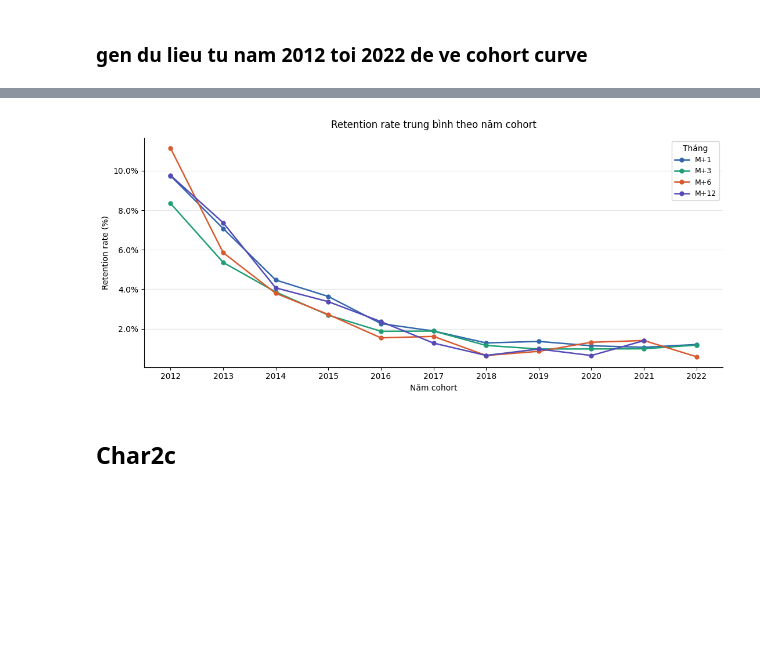
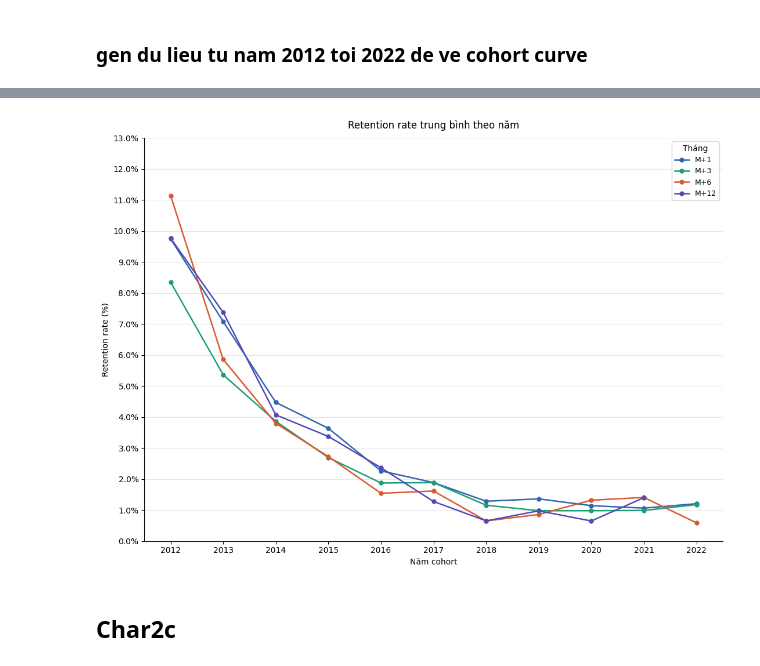
Before and after one commit to MinhCYB/BountyHunter, a Jupyter notebook: notebooks/Story2.ipynb, the cells around one changed output, grey strips where cells are left out. Drawn from its saved outputs; the diff is of its cells as text; code cells hidden in the pictures; blank space fills up the shorter version.

```diff
--- a/notebooks/Story2.ipynb
+++ b/notebooks/Story2.ipynb
@@ -34,7 +35,7 @@ df = order.merge(
 
 # ── Revenue từ order_items ────────────
 order_items['revenue'] = (
-    order_items['unit_price'] * order_items['quantity']
+    order_items['unit_price'] * order_items['quantity'] - order_items["discount_amount"]
 )
 order_rev = order_items.groupby('order_id')['revenue'].sum().reset_index()
 df = df.merge(order_rev, on='order_id', how='left')
@@ -100,7 +101,6 @@ metrics = (
     .merge(retention, on='acquisition_channel')
     .merge(gap,       on='acquisition_channel')
     .merge(ret_rate,  on='acquisition_channel')
-# key     .drop(columns=['total_revenue'])
 )
 metrics = metrics.round(2)
 metrics
@@ -127,3 +115,8 @@ thu nhập trung bình trên đầu người của mỗi kênh tiếp thị
+# %%
+# fix size total revenue
+
+metrics["total_revenue"] =  metrics["total_revenue"] / 1000000000
+metrics
 # %% [markdown]
 ### vẽ hình
 # %%
@@ -511,27 +504,29 @@ pivot_year
 # %%
 trend = pivot_year[['M+1', 'M+3', 'M+6', 'M+12']].copy()
 
-fig, ax = plt.subplots(figsize=(11, 5))
+fig, ax = plt.subplots(figsize=(11, 8))
 colors = ['#3266ad', '#1D9E75', '#D85A30', '#534AB7']
 
 for col, color in zip(trend.columns, colors):
     ax.plot(trend.index, trend[col], marker='o', label=col,
             color=color, linewidth=1.8, markersize=5)
 
-ax.set_title('Retention rate trung bình theo năm cohort',
+ax.set_title('Retention rate trung bình theo năm',
              fontsize=12, fontweight='500', pad=12)
 ax.set_xlabel('Năm cohort', fontsize=10)
 ax.set_ylabel('Retention rate (%)', fontsize=10)
+ax.set_ylim(0,13)
+ax.yaxis.set_major_locator(mticker.MultipleLocator(1))
 ax.yaxis.set_major_formatter(mticker.FormatStrFormatter('%.1f%%'))
 ax.legend(title='Tháng', fontsize=9)
 ax.grid(axis='y', alpha=0.3)
 sns.despine()
 
 plt.tight_layout()
 plt.savefig("../reports/figures/chart2b_3.png")
 plt.show()
 # %% [output]
-[figure, old version]
+[figure, new version]
 # %% [markdown]
 ## Char2c
 # %% [markdown]
```
Also changed, not shown: parts of 14 cells of this notebook, 5 other files.
